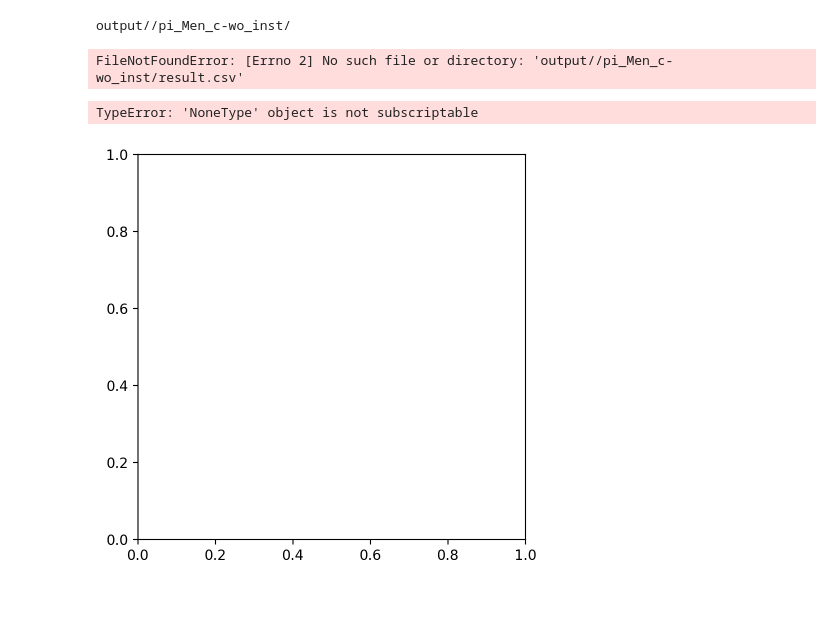
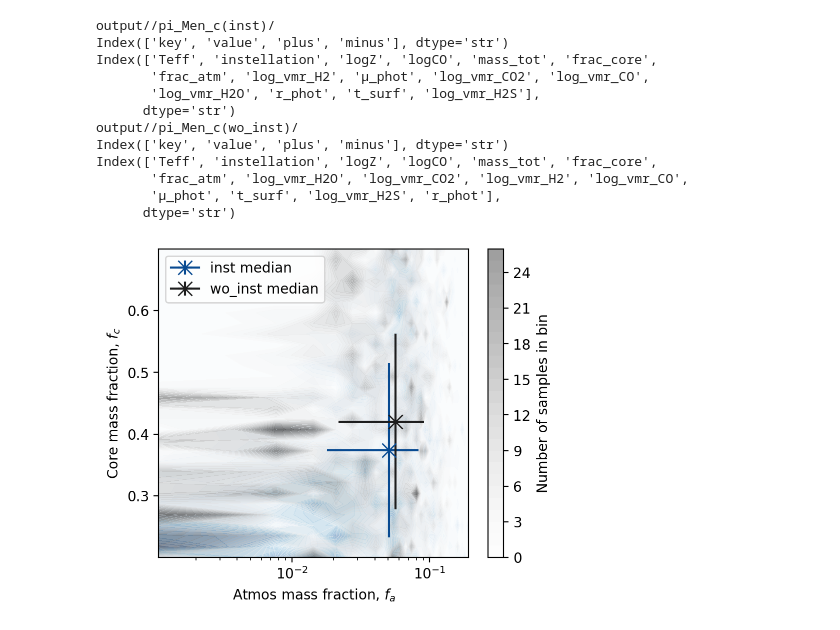
Before and after one commit to nichollsh/InferAGNI, a Jupyter notebook: notebooks/paper_inst.ipynb, the cells around one changed output. Saved outputs shown, nothing was run; the diff lists cells and outputs as text; code cells hidden in the pictures; blank space fills up the shorter version.

Commit message:
Plots and sanitise succ_mode choices

```diff
--- a/notebooks/paper_inst.ipynb
+++ b/notebooks/paper_inst.ipynb
@@ -15,12 +19,12 @@ from copy import deepcopy
 # %%
 %config InlineBackend.figure_format = 'retina'
 # %%
-cases = {"wo_inst":None, "wi_inst":None}
+cases = {"inst":None, "wo_inst":None}
 
 outdir = "output/"
 
 for k in cases.keys():
-    outdir_planet = f"{outdir}/pi_Men_c-{k}/"
+    outdir_planet = f"{outdir}/pi_Men_c({k})/"
     print(outdir_planet)
 
     samps = pd.read_csv(outdir_planet+"result.csv",skiprows=1, sep=",", encoding="utf-8")
@@ -38,21 +42,71 @@ for k in cases.keys():
     print(truth.keys())
     print(samps.keys())
 # %% [output]
-output//pi_Men_c-wo_inst/
+output//pi_Men_c(inst)/
+Index(['key', 'value', 'plus', 'minus'], dtype='str')
+Index(['Teff', 'instellation', 'logZ', 'logCO', 'mass_tot', 'frac_core',
+       'frac_atm', 'log_vmr_H2', 'μ_phot', 'log_vmr_CO2', 'log_vmr_CO',
+       'log_vmr_H2O', 'r_phot', 't_surf', 'log_vmr_H2S'],
+      dtype='str')
+output//pi_Men_c(wo_inst)/
+Index(['key', 'value', 'plus', 'minus'], dtype='str')
+Index(['Teff', 'instellation', 'logZ', 'logCO', 'mass_tot', 'frac_core',
+       'frac_atm', 'log_vmr_H2O', 'log_vmr_CO2', 'log_vmr_H2', 'log_vmr_CO',
+       'μ_phot', 't_surf', 'log_vmr_H2S', 'r_phot'],
+      dtype='str')
-FileNotFoundError: [Errno 2] No such file or directory: 'output//pi_Men_c-wo_inst/result.csv'
 # %%
-fig,ax = plt.subplots(1,1, figsize=(5,5))
+fig,ax = plt.subplots(1,1, figsize=(5,4))
 
 xkey = "frac_atm"
-ykey = "logZ"
+ykey = "frac_core"
 
+nbins = 30
+hist = {}
+counts_max = 1
+xmin, xmax = np.inf, -np.inf
+ymin, ymax = np.inf, -np.inf
 for k in cases.keys():
-    x = cases[k]["samps"][xkey]
-    y = cases[k]["samps"][ykey]
-    ax.hist2d(x,y, label=k)
+    counts, xbins, ybins = np.histogram2d(cases[k]["samps"][xkey] * varprops[xkey].scale,
+                                          cases[k]["samps"][ykey] * varprops[ykey].scale,
+                                          bins=nbins)
+    hist[k] = (counts, xbins, ybins)
+    counts_max = max(counts_max, np.amax(counts))
+    xmin = min(xmin, np.amin(xbins))
+    xmax = max(xmax, np.amax(xbins))
+    ymin = min(ymin, np.amin(ybins))
+    ymax = max(ymax, np.amax(ybins))
 
-fig.savefig()
+for (c,k) in zip(['Blues','Greys'],cases.keys()):
+
+    cmap = plt.get_cmap(c)
+
+    x = cases[k]["samps"][xkey] * varprops[xkey].scale
+    y = cases[k]["samps"][ykey] * varprops[ykey].scale
+
+    # counts, xbins, ybins, sm = ax.hist2d(x,y, cmap=cmap, alpha=0.3, bins=nbins, vmin=0, vmax=counts_max)
+
+    sm = ax.contourf(hist[k][0].T, levels=np.shape(counts)[1],  vmin=0, vmax=counts_max,
+               extent=[xmin, xmax, ymin, ymax], cmap=cmap, alpha=0.5)
+
+    ax.errorbar(np.median(x), np.median(y), xerr=np.std(x), yerr=np.std(y),
+                color=cmap(0.9), marker='x', markersize=10, label=f"{k} median")
+
+cbar = fig.colorbar(sm, ax=ax, label="Number of samples in bin")
+# cbar.ax.set_ylim(0, counts_max)
+
+ax.set_ylabel(varprops[ykey].label)
+ax.set_xlabel(varprops[xkey].label)
+if varprops[xkey].log:
+    ax.set_xscale("log")
+if varprops[ykey].log:
+    ax.set_yscale("log")
+
+ax.set_xlim(xmin, xmax)
+ax.set_ylim(ymin, ymax)
+
+ax.legend(loc='upper left')
+
+fig.savefig(outdir_planet+"inst_vs_noinst.png",  dpi=DPI, bbox_inches="tight")
 plt.show()
 # %% [output]
-TypeError: 'NoneType' object is not subscriptable
-[figure, old version]
+[figure, new version]
```
Also changed, not shown: parts of 1 cell of this notebook, 4 other files.
